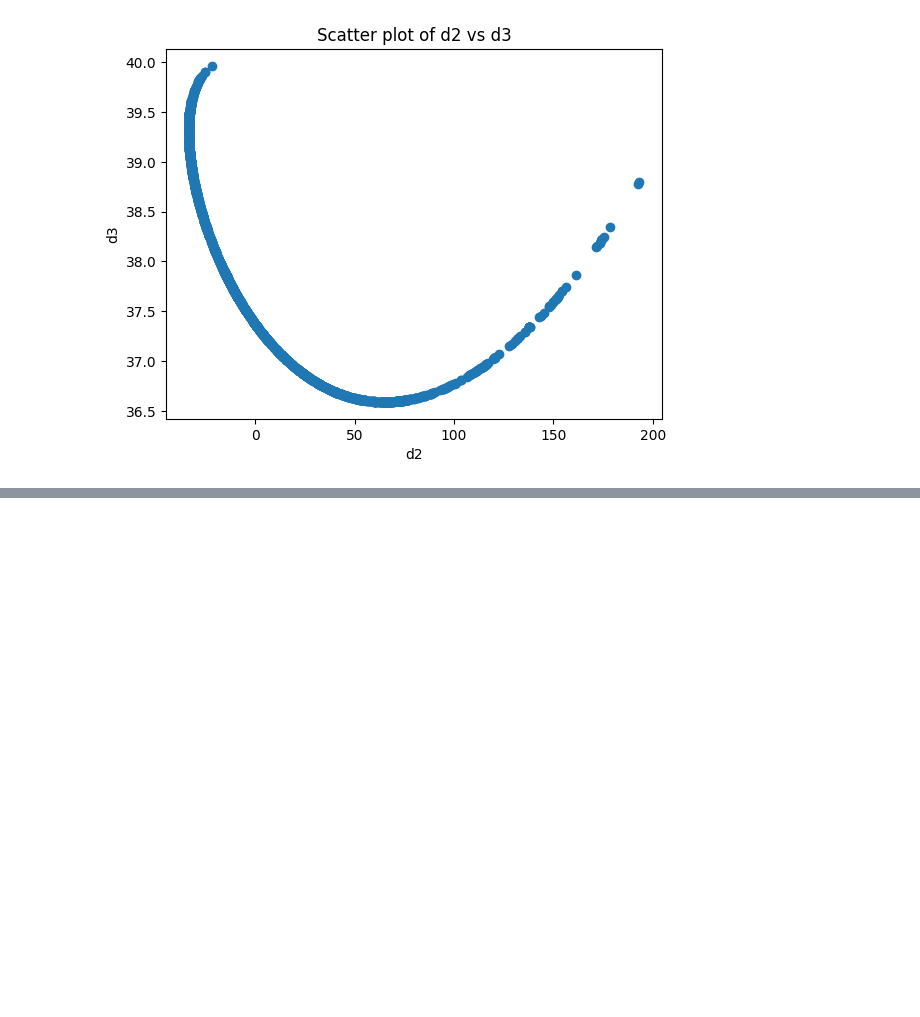
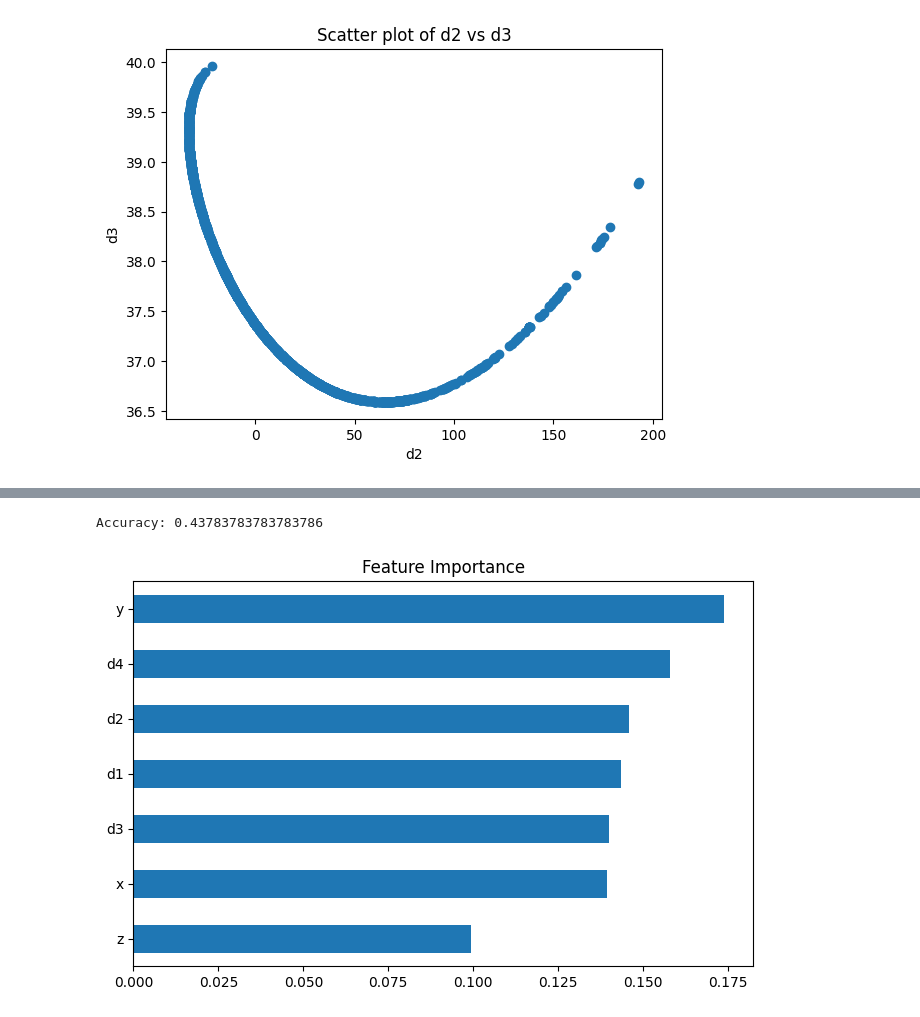
Before and after one commit to odehamer/cs577_assignment4, a Jupyter notebook: assignment4-2.ipynb, the cells around one changed output, grey strips where cells are left out. Drawn from its saved outputs; the diff is of its cells as text; code cells hidden in the pictures; blank space fills up the shorter version.

```diff
--- a/assignment4-2.ipynb
+++ b/assignment4-2.ipynb
@@ -145,0 +215,22 @@ plt.show()
+# %%
+from sklearn.model_selection import train_test_split
+from sklearn.ensemble import RandomForestClassifier
+from sklearn.metrics import accuracy_score
+
+X = data_df.drop(columns=['c'])
+y = data_df['c'].astype(int)
+
+X_train, X_test, y_train, y_test = train_test_split(X, y, test_size=0.2, random_state=42) #test size default is .2 but .1 is better
+
+model = RandomForestClassifier(n_estimators=200, random_state=42) #n_estimators = 200 is default, but 91 gave us 45% accuracy
+model.fit(X_train, y_train)
+
+print("Accuracy:", accuracy_score(y_test, model.predict(X_test)))
+
+# Feature importance
+importances = pd.Series(model.feature_importances_, index=X.columns).sort_values()
+importances.plot(kind='barh', figsize=(8,5), title="Feature Importance")
+plt.show()
+# %% [output]
+Accuracy: 0.43783783783783786
+[figure, added]
```
Also changed, not shown: parts of 6 cells of this notebook, 1 other file.
